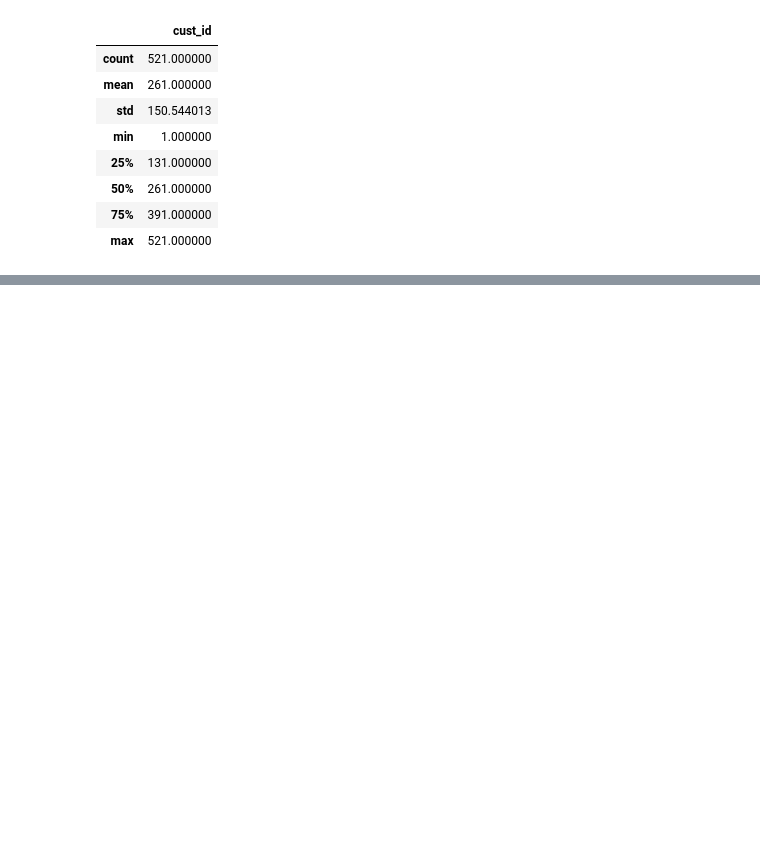
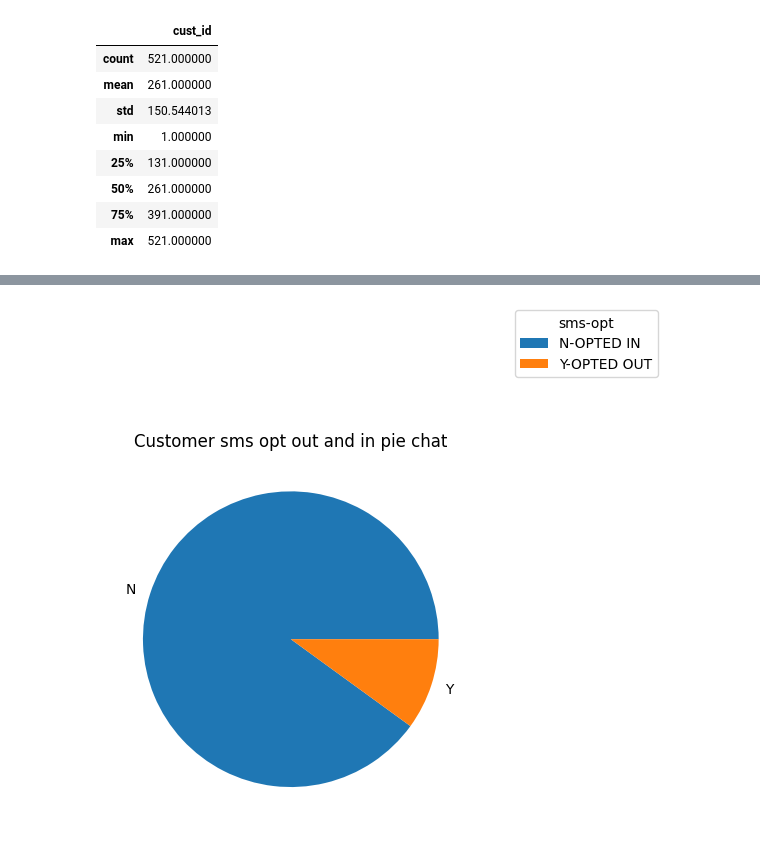
Before and after one commit to ZainabUn/Capstone_2_Zainab, a Jupyter notebook: clean_up_list.ipynb, the cells around one changed output, grey strips where cells are left out. Cells and saved outputs as stored; diff of their text form; code cells hidden in the pictures; blank space fills up the shorter version.

Commit message:
did some analysis on customer list and transaction list. uploaded transaction list still working on charting

```diff
--- a/clean_up_list.ipynb
+++ b/clean_up_list.ipynb
@@ -189,3 +211,7 @@ dataframe.describe()
 | 50% | 261.000000 |
 | 75% | 391.000000 |
 | max | 521.000000 |
+# %%
+print(dataframe.columns)
+sms = dataframe.groupby('sms-opt-out ').count()
+print(sms)
@@ -193,0 +295,9 @@ dataframe.describe()
+# %%
+plt.pie(sms['cust_id'], labels=(sms['sms-opt-out ']))
+plt.title('Customer sms opt out and in pie chat')
+x= ['N-OPTED IN', 'Y-OPTED OUT']
+plt.legend(x, title="sms-opt", bbox_to_anchor=[1.3, 1.3],
+           loc='center')
+plt.show()
+# %% [output]
+[figure, added]
```
Also changed, not shown: parts of 10 cells of this notebook, 3 other files.
